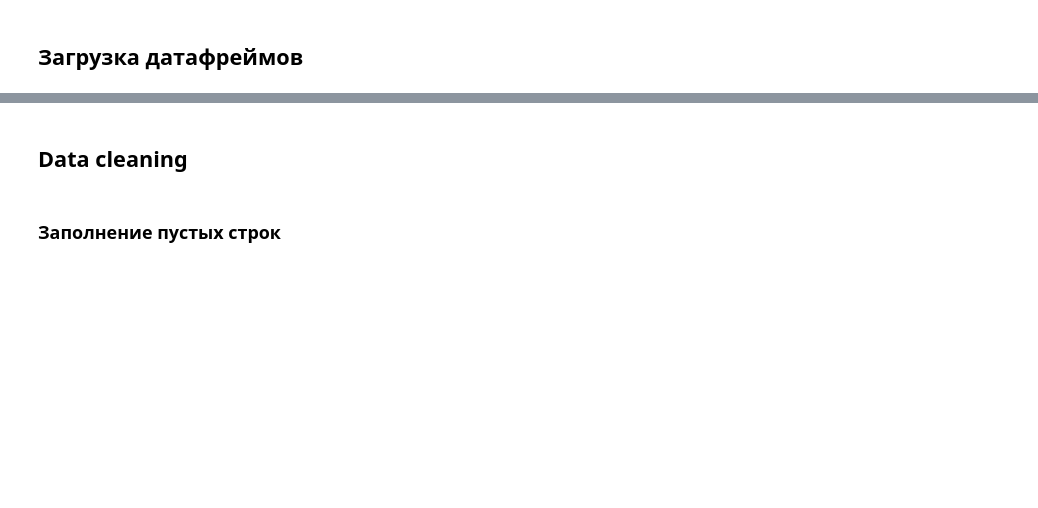
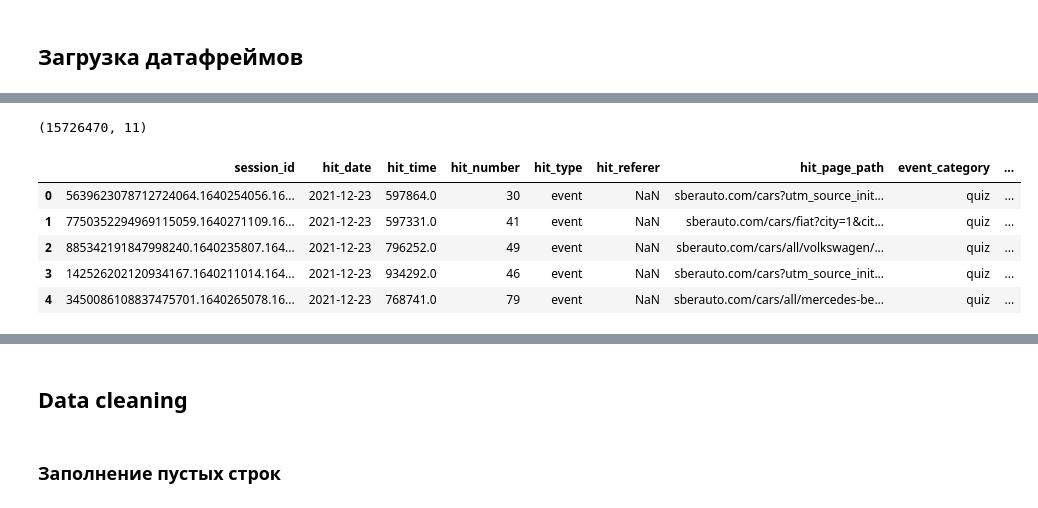
Before and after one commit to jestenok-old/SberAuto, a Jupyter notebook: main.ipynb, the cells around one changed output, grey strips where cells are left out. Drawn from its saved outputs; the diff is of its cells as text; code cells hidden in the pictures; blank space fills up the shorter version.

```diff
--- a/main.ipynb
+++ b/main.ipynb
@@ -33,5 +39,13 @@ not_enough_ram = False
 # %%
-# df_hits = pd.read_pickle('data/ga_hits.pkl')
-# print(df_hits.shape)
-# df_hits.head()
+df_hits = pd.read_pickle('data/ga_hits.pkl')
+print(df_hits.shape)
+df_hits.head()
+# %% [output]
+(15726470, 11)
+|  | session_id | hit_date | hit_time | hit_number | hit_type | hit_referer | hit_page_path | event_category | ... |
+| 0 | 5639623078712724064.1640254056.16... | 2021-12-23 | 597864.0 | 30 | event | NaN | sberauto.com/cars?utm_source_init... | quiz | ... |
+| 1 | 7750352294969115059.1640271109.16... | 2021-12-23 | 597331.0 | 41 | event | NaN | sberauto.com/cars/fiat?city=1&cit... | quiz | ... |
+| 2 | 885342191847998240.1640235807.164... | 2021-12-23 | 796252.0 | 49 | event | NaN | sberauto.com/cars/all/volkswagen/... | quiz | ... |
+| 3 | 142526202120934167.1640211014.164... | 2021-12-23 | 934292.0 | 46 | event | NaN | sberauto.com/cars?utm_source_init... | quiz | ... |
+| 4 | 3450086108837475701.1640265078.16... | 2021-12-23 | 768741.0 | 79 | event | NaN | sberauto.com/cars/all/mercedes-be... | quiz | ... |
 # %%
```
Also changed, not shown: parts of 49 cells of this notebook, 3 other files.
